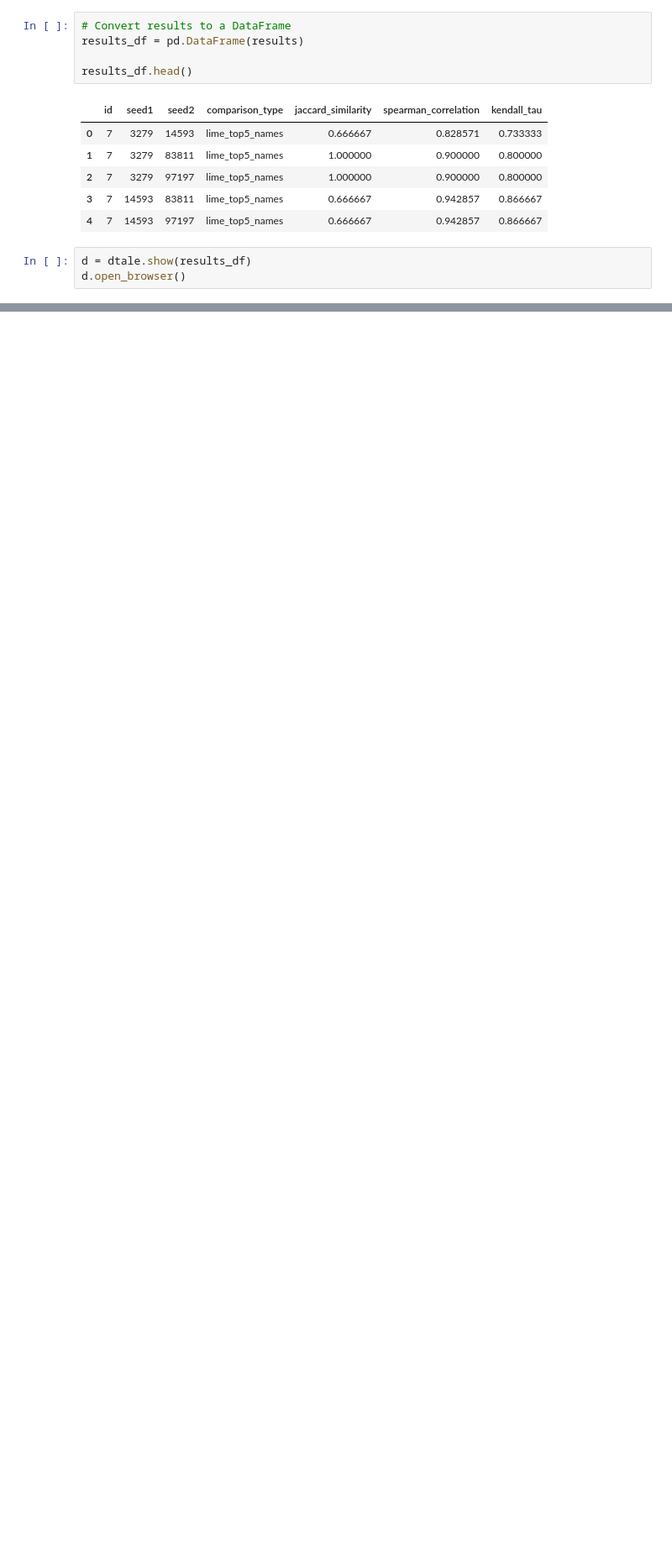
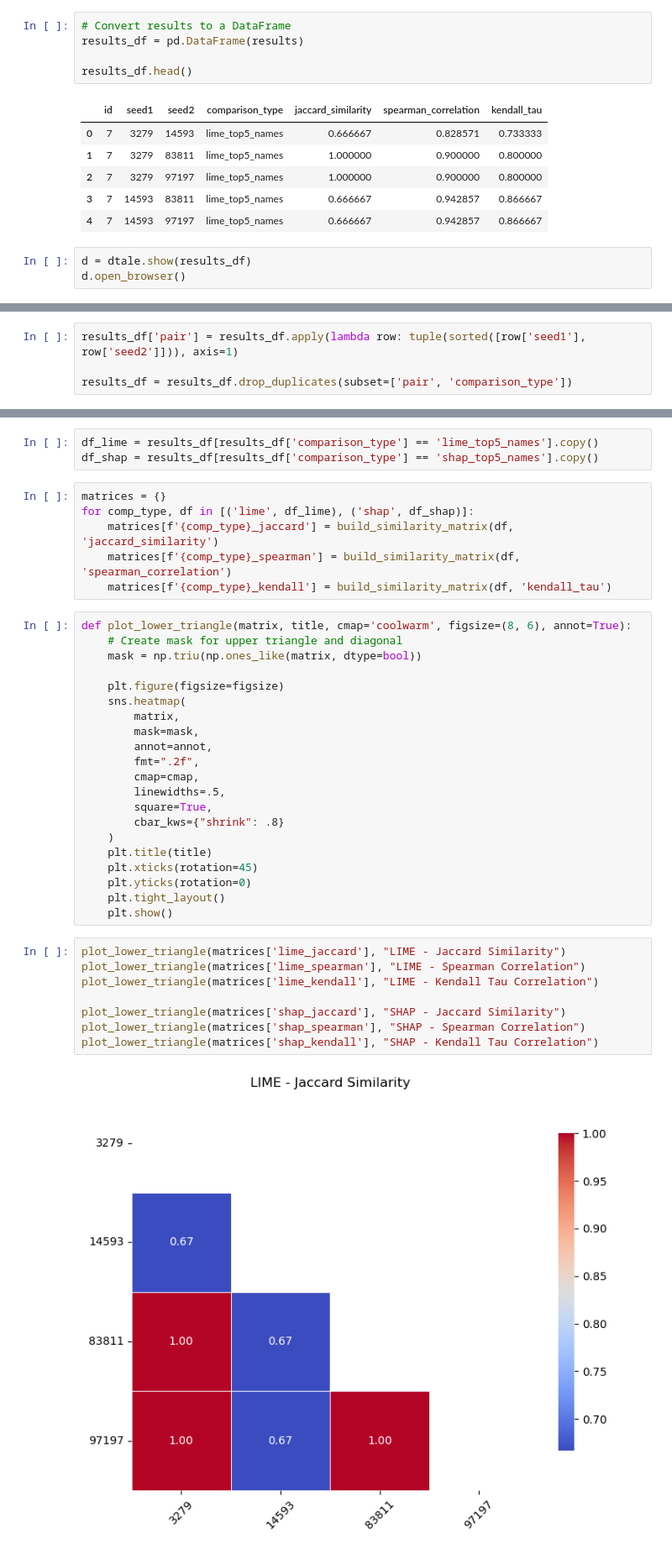
Before and after one commit to Takosaga/master_thesis, a Jupyter notebook: notebooks/11_sample_analysis.ipynb, the cells around one changed output, grey strips where cells are left out. Shown at 84% size. Saved outputs shown, nothing was run; the diff lists cells and outputs as text; blank space fills up the shorter version.

Commit message:
feat: pairwise matrices made for comparisons

```diff
--- a/notebooks/11_sample_analysis.ipynb
+++ b/notebooks/11_sample_analysis.ipynb
@@ -448,0 +466,4 @@ d.kill()
+# %%
+results_df['pair'] = results_df.apply(lambda row: tuple(sorted([row['seed1'], row['seed2']])), axis=1)
+
+results_df = results_df.drop_duplicates(subset=['pair', 'comparison_type'])
@@ -448,0 +485,40 @@ d.kill()
+# %%
+df_lime = results_df[results_df['comparison_type'] == 'lime_top5_names'].copy()
+df_shap = results_df[results_df['comparison_type'] == 'shap_top5_names'].copy()
+# %%
+matrices = {}
+for comp_type, df in [('lime', df_lime), ('shap', df_shap)]:
+    matrices[f'{comp_type}_jaccard'] = build_similarity_matrix(df, 'jaccard_similarity')
+    matrices[f'{comp_type}_spearman'] = build_similarity_matrix(df, 'spearman_correlation')
+    matrices[f'{comp_type}_kendall'] = build_similarity_matrix(df, 'kendall_tau')
+# %%
+def plot_lower_triangle(matrix, title, cmap='coolwarm', figsize=(8, 6), annot=True):
+    # Create mask for upper triangle and diagonal
+    mask = np.triu(np.ones_like(matrix, dtype=bool))
+
+    plt.figure(figsize=figsize)
+    sns.heatmap(
+        matrix,
+        mask=mask,
+        annot=annot,
+        fmt=".2f",
+        cmap=cmap,
+        linewidths=.5,
+        square=True,
+        cbar_kws={"shrink": .8}
+    )
+    plt.title(title)
+    plt.xticks(rotation=45)
+    plt.yticks(rotation=0)
+    plt.tight_layout()
+    plt.show()
+# %%
+plot_lower_triangle(matrices['lime_jaccard'], "LIME - Jaccard Similarity")
+plot_lower_triangle(matrices['lime_spearman'], "LIME - Spearman Correlation")
+plot_lower_triangle(matrices['lime_kendall'], "LIME - Kendall Tau Correlation")
+
+plot_lower_triangle(matrices['shap_jaccard'], "SHAP - Jaccard Similarity")
+plot_lower_triangle(matrices['shap_spearman'], "SHAP - Spearman Correlation")
+plot_lower_triangle(matrices['shap_kendall'], "SHAP - Kendall Tau Correlation")
+# %% [output]
+[figure, added]
```
Also changed, not shown: parts of 8 cells of this notebook.
